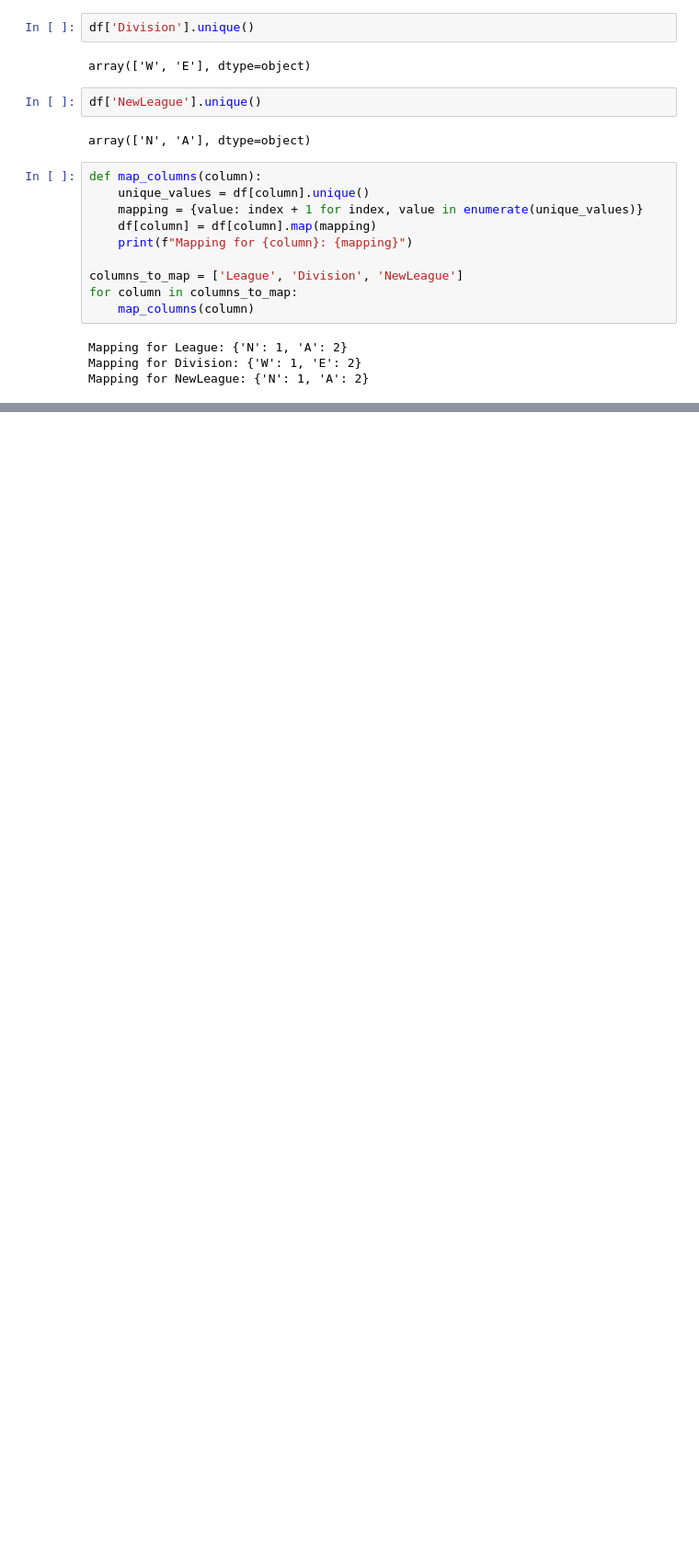
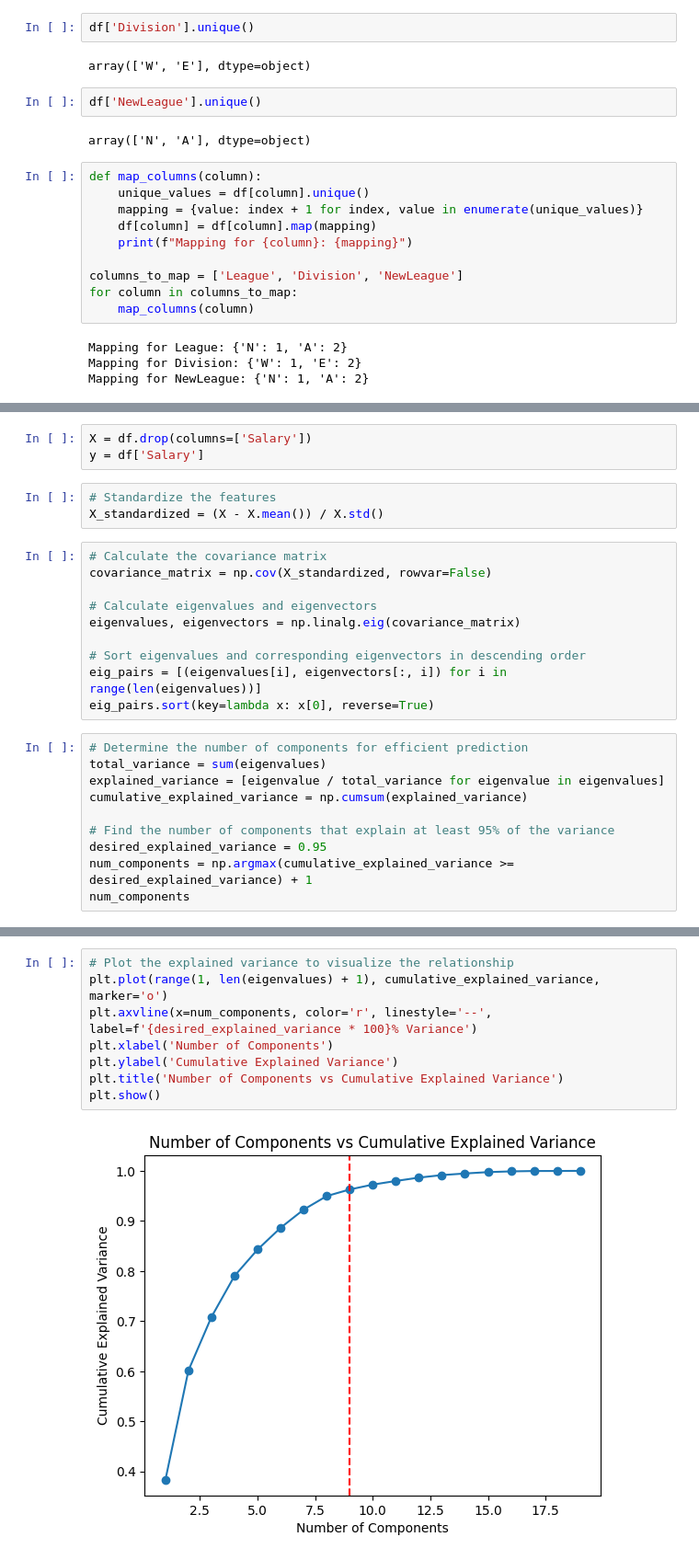
Before and after one commit to MSSRPRAD/Numpy-PCA, a Jupyter notebook: FODS_Assignment2B.ipynb, the cells around one changed output, grey strips where cells are left out. Shown: that part at 92% size. Cells and saved outputs as stored; diff of their text form; blank space fills up the shorter version.

```diff
--- a/FODS_Assignment2B.ipynb
+++ b/FODS_Assignment2B.ipynb
@@ -112,0 +173,26 @@ df.head()
+# %%
+X = df.drop(columns=['Salary'])
+y = df['Salary']
+# %%
+# Standardize the features
+X_standardized = (X - X.mean()) / X.std()
+# %%
+# Calculate the covariance matrix
+covariance_matrix = np.cov(X_standardized, rowvar=False)
+
+# Calculate eigenvalues and eigenvectors
+eigenvalues, eigenvectors = np.linalg.eig(covariance_matrix)
+
+# Sort eigenvalues and corresponding eigenvectors in descending order
+eig_pairs = [(eigenvalues[i], eigenvectors[:, i]) for i in range(len(eigenvalues))]
+eig_pairs.sort(key=lambda x: x[0], reverse=True)
+# %%
+# Determine the number of components for efficient prediction
+total_variance = sum(eigenvalues)
+explained_variance = [eigenvalue / total_variance for eigenvalue in eigenvalues]
+cumulative_explained_variance = np.cumsum(explained_variance)
+
+# Find the number of components that explain at least 95% of the variance
+desired_explained_variance = 0.95
+num_components = np.argmax(cumulative_explained_variance >= desired_explained_variance) + 1
+num_components
@@ -112,0 +201,10 @@ df.head()
+# %%
+# Plot the explained variance to visualize the relationship
+plt.plot(range(1, len(eigenvalues) + 1), cumulative_explained_variance, marker='o')
+plt.axvline(x=num_components, color='r', linestyle='--', label=f'{desired_explained_variance * 100}% Variance')
+plt.xlabel('Number of Components')
+plt.ylabel('Cumulative Explained Variance')
+plt.title('Number of Components vs Cumulative Explained Variance')
+plt.show()
+# %% [output]
+[figure, added]
```
Also changed, not shown: parts of 13 cells of this notebook, 1 other file.
